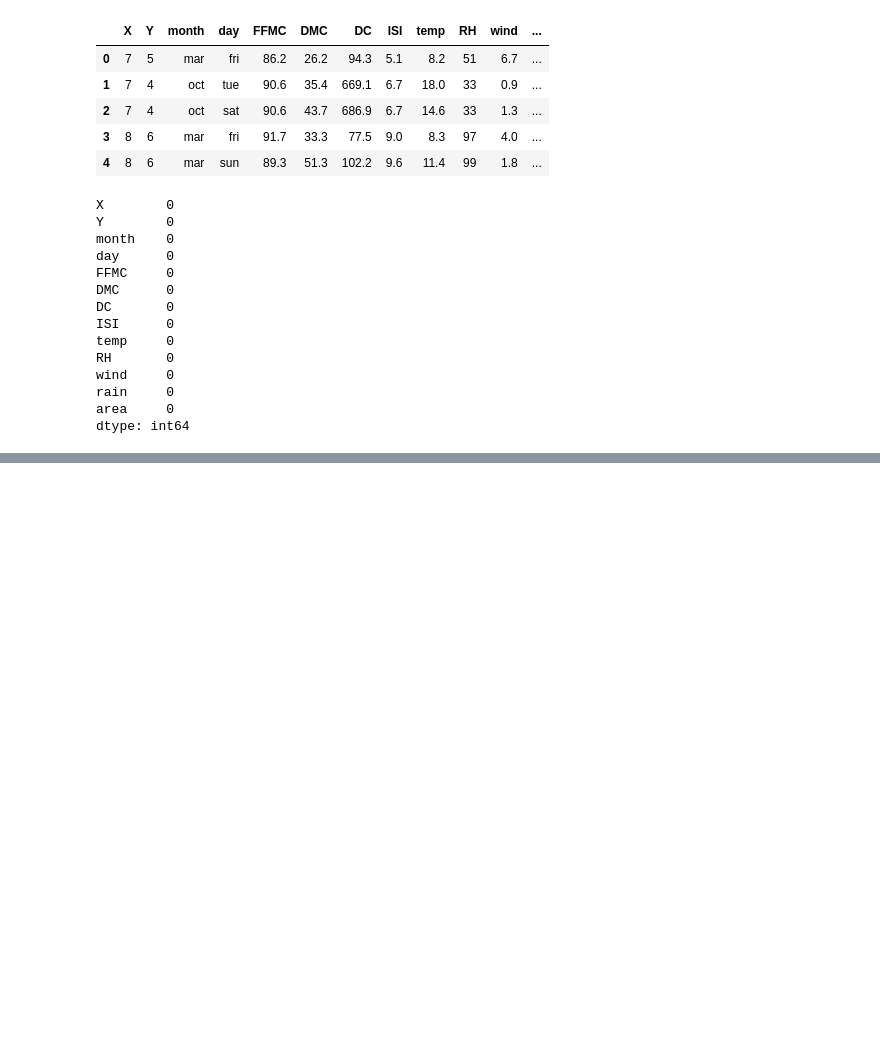
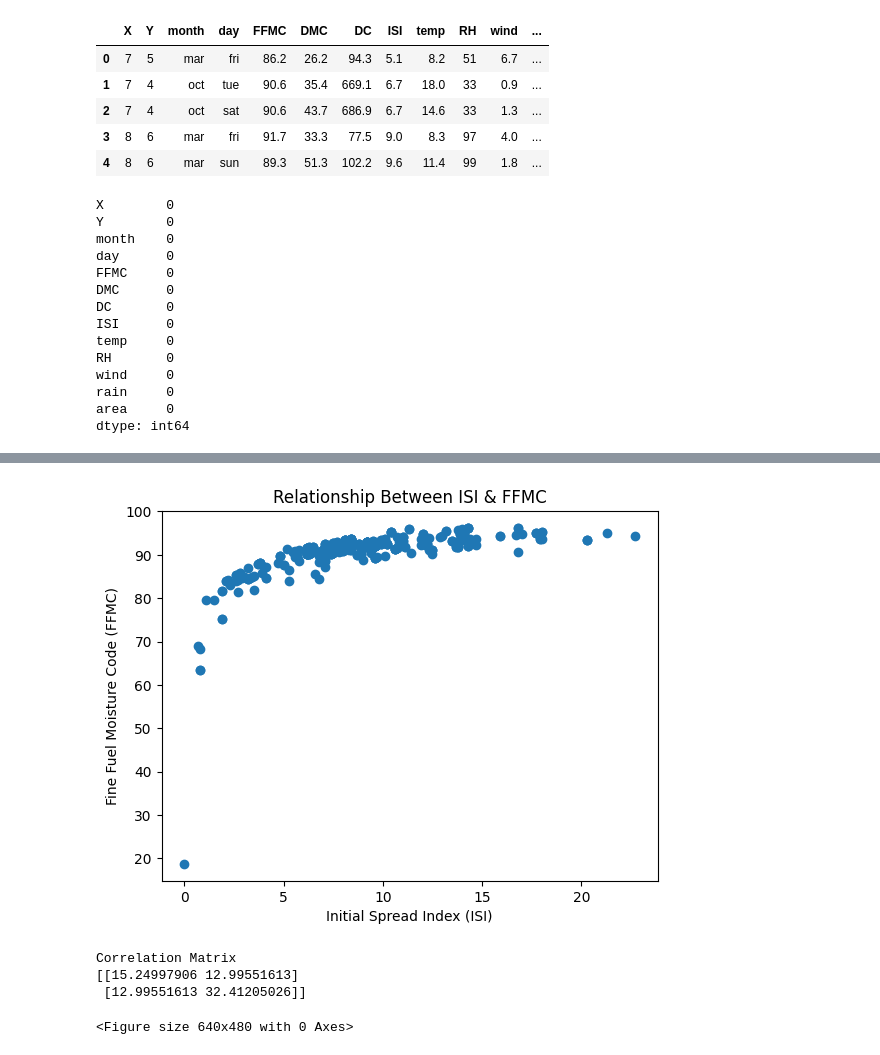
Before and after one commit to UltimateCoderDelta/Forest_Fires_Predictor, a Jupyter notebook: Forest Fires Predictor.ipynb, the cells around one changed output, grey strips where cells are left out. Cells and saved outputs as stored; diff of their text form; code cells hidden in the pictures; blank space fills up the shorter version.

```diff
--- a/Forest Fires Predictor.ipynb
+++ b/Forest Fires Predictor.ipynb
@@ -52,0 +104,17 @@ fires_df_or.head(n=5)
+# %%
+#Relationship between FFMC & ISI
+covariance_isi_ffmc = np.cov(X_train['ISI'], X_train['FFMC'])
+plt.scatter(X_train['ISI'], X_train['FFMC'])
+plt.xlabel('Initial Spread Index (ISI)')
+plt.ylabel('Fine Fuel Moisture Code (FFMC)')
+plt.title(f'Relationship Between ISI & FFMC')
+plt.show()
+plt.clf()
+print("Correlation Matrix")
+print(covariance_isi_ffmc)
+# %% [output]
+[figure, added]
+Correlation Matrix
+[[15.24997906 12.99551613]
+ [12.99551613 32.41205026]]
+<Figure size 640x480 with 0 Axes>
```
Also changed, not shown: parts of 10 cells of this notebook.
